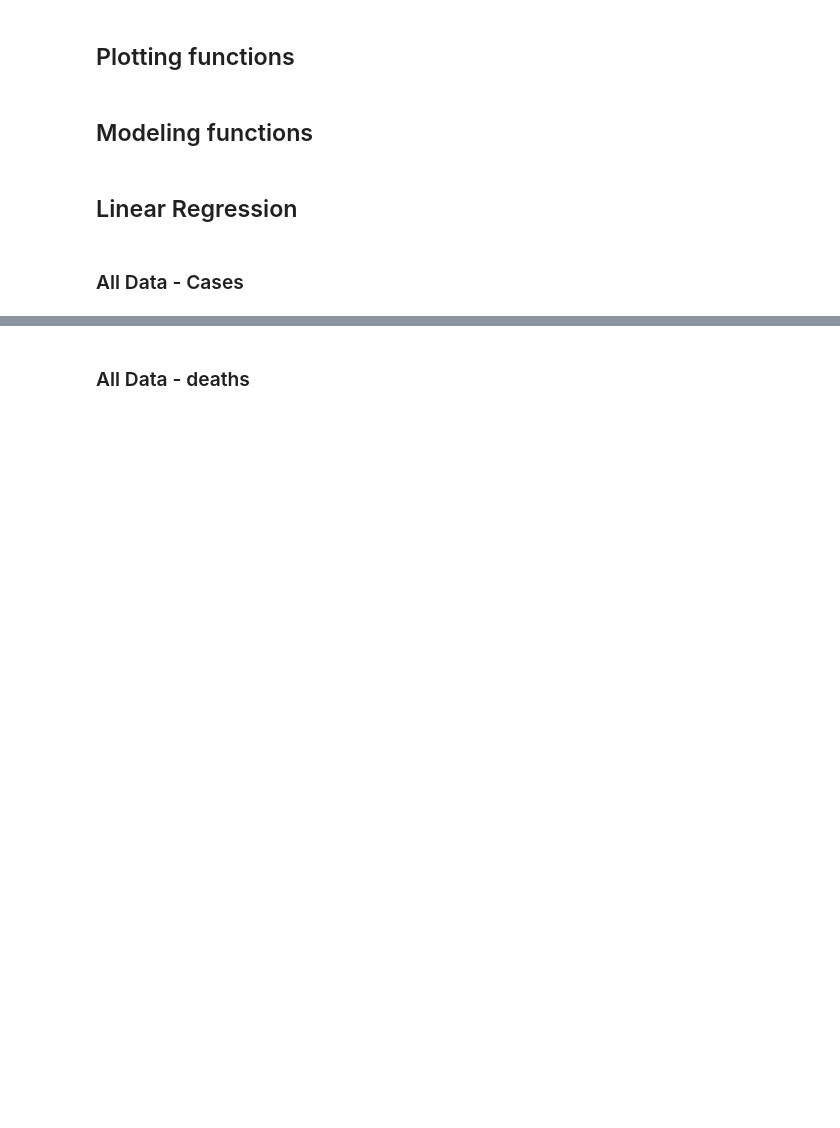
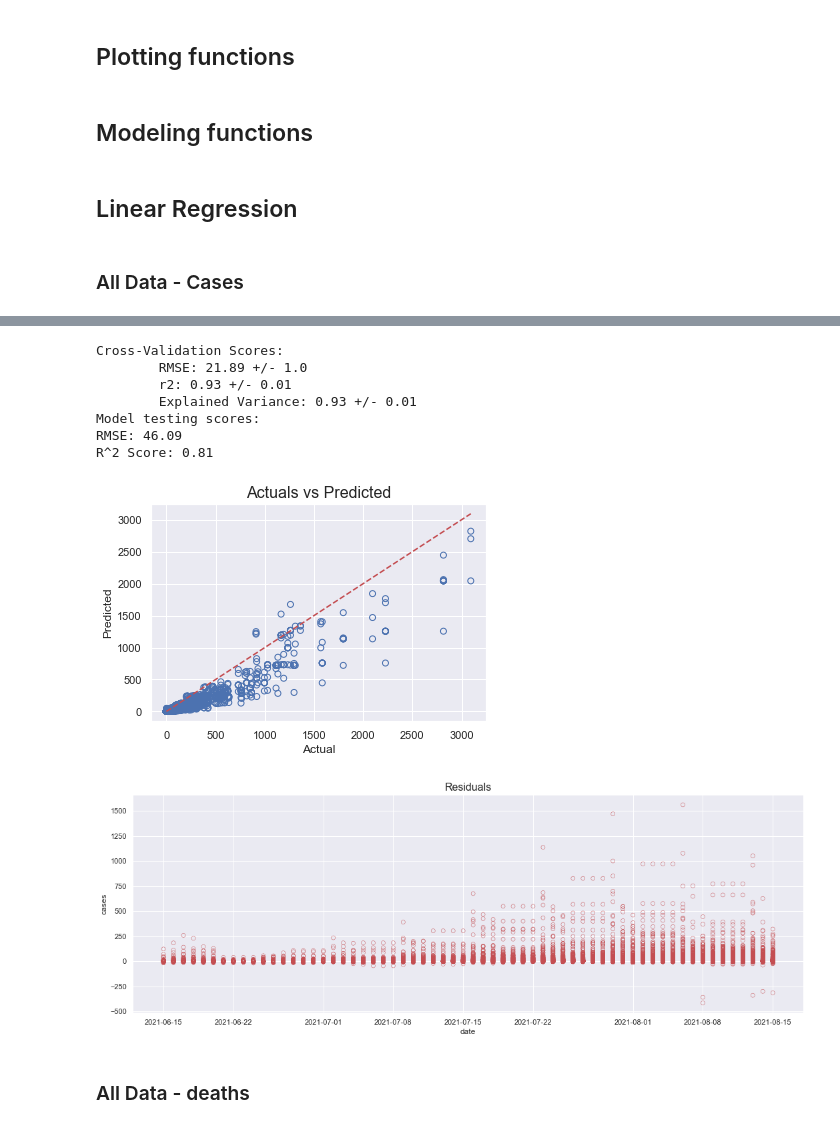
Before and after one commit to ehmartens/cs5644-project, a Jupyter notebook: Modeling Notebook.ipynb, the cells around one changed output, grey strips where cells are left out. Cells and saved outputs as stored; diff of their text form; code cells hidden in the pictures; blank space fills up the shorter version.

```diff
--- a/Modeling Notebook.ipynb
+++ b/Modeling Notebook.ipynb
@@ -149,3 +148,16 @@ fips_df[fips_df['count'] > 0]
+# %%
+model_knn = KNeighborsRegressor()
+cases_pred, cases_residuals, cases_rmse, cases_r2 = run_full_pipeline(model_knn, X_train, y_train_cases, X_test, y_test_cases)
+# %% [output]
+Cross-Validation Scores:
+        RMSE: 21.89 +/- 1.0
+        r2: 0.93 +/- 0.01
+        Explained Variance: 0.93 +/- 0.01
+Model testing scores:
+RMSE: 46.09
+R^2 Score: 0.81
+[figure, added]
+[figure, added]
 # %% [markdown]
 ### All Data - deaths
 # %%
```
Also changed, not shown: parts of 23 cells of this notebook, 3 other files.
